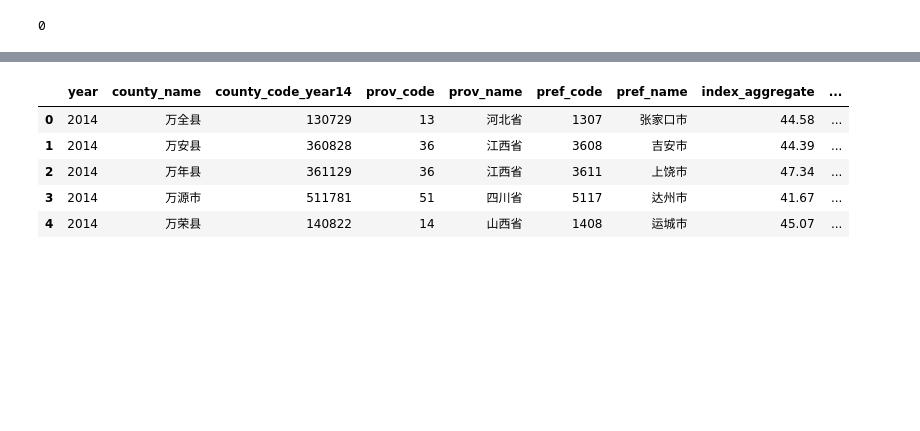
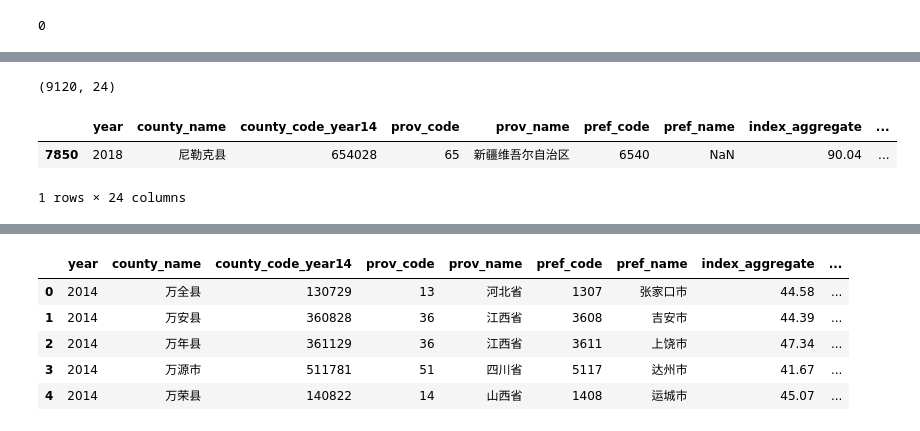
Before and after one commit to MariamAmmar/China_Fintech_Project, a Jupyter notebook: China_Fintech_Project/Katie.ipynb, the cells around one changed output, grey strips where cells are left out. Saved outputs shown, nothing was run; the diff lists cells and outputs as text; code cells hidden in the pictures; blank space fills up the shorter version.

```diff
--- a/China_Fintech_Project/Katie.ipynb
+++ b/China_Fintech_Project/Katie.ipynb
@@ -200,3 +90,3 @@ dtype: object
 # %%
-imp = SimpleImputer(missing_values=np.nan, strategy='median')
-df_2018.iloc[:,8:]= imp.fit_transform(df_2018.iloc[:,8:])
+# imp = SimpleImputer(missing_values=np.nan, strategy='median')
+# df_2018.iloc[:,8:]= imp.fit_transform(df_2018.iloc[:,8:])
@@ -210,0 +97,2 @@ See the caveats in the documentation: https://pandas.pydata.org/pandas-docs/stab
+# %%
+df.loc[df['year'] == 2014, 'credit_investigation'] = 0
@@ -230,3 +122 @@ tradeopeness            0
 dtype: int64
-# %%
-df = data.copy()
@@ -232,0 +184,14 @@ df = data.copy()
+# %%
+df.shape
+# %% [output]
+(9120, 24)
+# %%
+bool_series = pd.isnull(df["pref_name"])
+
+# filtering data
+# displaying data only with Gender = NaN
+df[bool_series]
+# %% [output]
+|  | year | county_name | county_code_year14 | prov_code | prov_name | pref_code | pref_name | index_aggregate | ... |
+| 7850 | 2018 | 尼勒克县 | 654028 | 65 | 新疆维吾尔自治区 | 6540 | NaN | 90.04 | ... |
+1 rows × 24 columns
```
Also changed, not shown: parts of 89 cells of this notebook, 4 other files.
